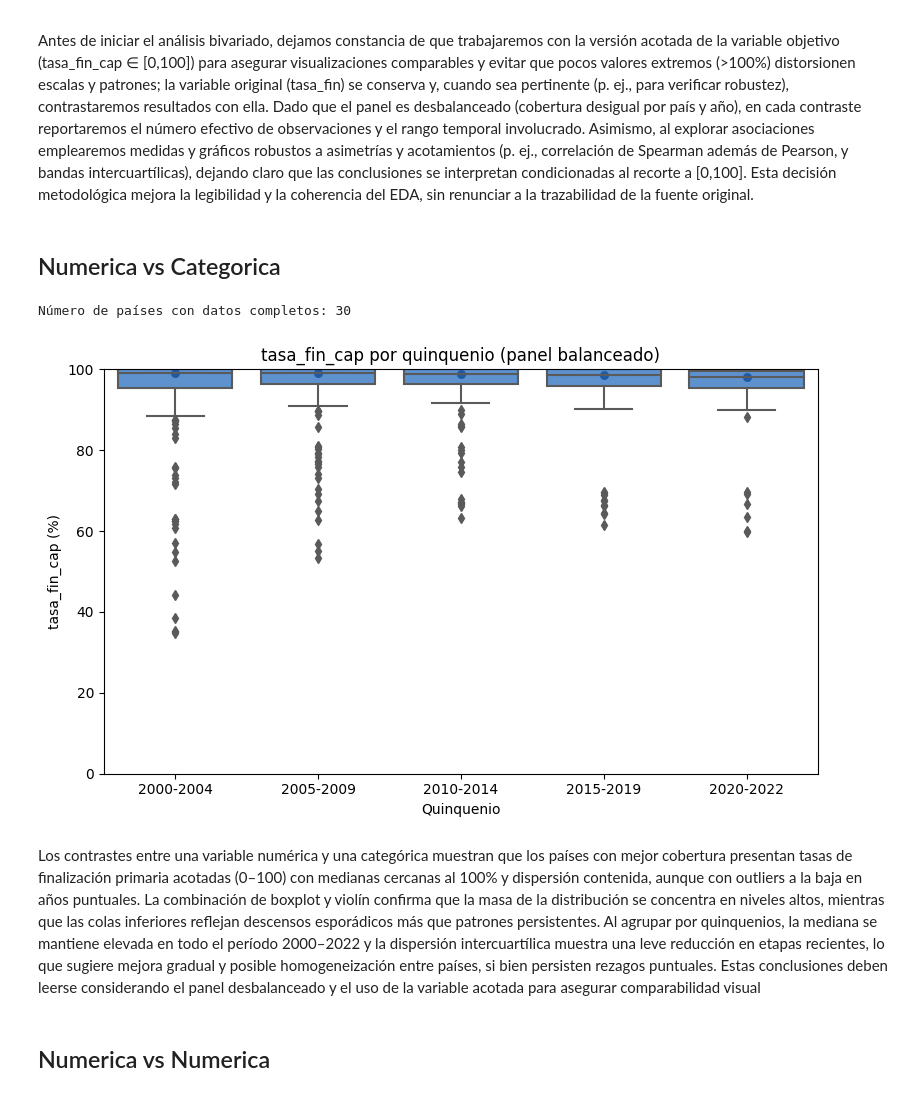
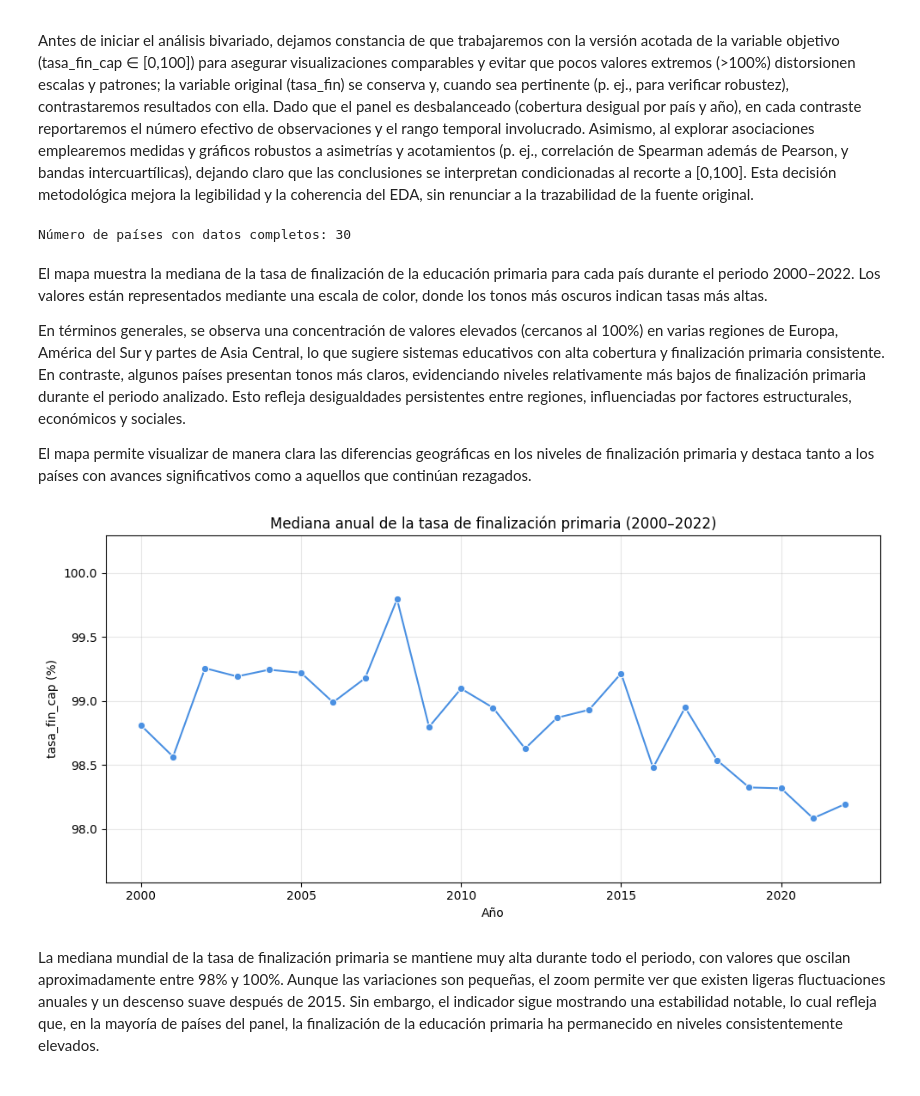
Before and after one commit to samueldavidchamorro/jbook_dataviz_2025, a Jupyter notebook: content/test.ipynb, the cells around one changed output. Saved outputs shown, nothing was run; the diff lists cells and outputs as text; code cells hidden in the pictures.

```diff
--- a/content/test.ipynb
+++ b/content/test.ipynb
@@ -423,8 +431,6 @@ La inspección univariada del conjunto de datos revela tres patrones fundamental
 ## Analisis bivariado
 
 Antes de iniciar el análisis bivariado, dejamos constancia de que trabajaremos con la versión acotada de la variable objetivo (tasa_fin_cap ∈ [0,100]) para asegurar visualizaciones comparables y evitar que pocos valores extremos (>100%) distorsionen escalas y patrones; la variable original (tasa_fin) se conserva y, cuando sea pertinente (p. ej., para verificar robustez), contrastaremos resultados con ella. Dado que el panel es desbalanceado (cobertura desigual por país y año), en cada contraste reportaremos el número efectivo de observaciones y el rango temporal involucrado. Asimismo, al explorar asociaciones emplearemos medidas y gráficos robustos a asimetrías y acotamientos (p. ej., correlación de Spearman además de Pearson, y bandas intercuartílicas), dejando claro que las conclusiones se interpretan condicionadas al recorte a [0,100]. Esta decisión metodológica mejora la legibilidad y la coherencia del EDA, sin renunciar a la trazabilidad de la fuente original.
-# %% [markdown]
-## Numerica vs Categorica
 # %%
 conteo = (
     data[["pais", "anio"]]
@@ -473,56 +472,47 @@ plt.show()
+# %% [markdown]
+
+El mapa muestra la mediana de la tasa de finalización de la educación primaria para cada país durante el periodo 2000–2022. Los valores están representados mediante una escala de color, donde los tonos más oscuros indican tasas más altas.
+
+En términos generales, se observa una concentración de valores elevados (cercanos al 100%) en varias regiones de Europa, América del Sur y partes de Asia Central, lo que sugiere sistemas educativos con alta cobertura y finalización primaria consistente. En contraste, algunos países presentan tonos más claros, evidenciando niveles relativamente más bajos de finalización primaria durante el periodo analizado. Esto refleja desigualdades persistentes entre regiones, influenciadas por factores estructurales, económicos y sociales.
+
+El mapa permite visualizar de manera clara las diferencias geográficas en los niveles de finalización primaria y destaca tanto a los países con avances significativos como a aquellos que continúan rezagados.
 # %%
-df_q = df_top[
-    (df_top["anio"] >= 2000) & (df_top["anio"] <= 2022)
-].copy()
+import matplotlib.pyplot as plt
+import seaborn as sns
+import numpy as np
 
-def quinquenio(anio):
-    if anio <= 2004:
-        return "2000-2004"
-    elif anio <= 2009:
-        return "2005-2009"
-    elif anio <= 2014:
-        return "2010-2014"
-    elif anio <= 2019:
-        return "2015-2019"
-    else:
-        return "2020-2022"
+# Mediana anual
+trend = df_top.groupby("anio")["tasa_fin_cap"].median().reset_index()
 
-df_q["quinquenio"] = df_q["anio"].apply(quinquenio)
+# Rango estrecho automático
+min_y = trend["tasa_fin_cap"].min()
+max_y = trend["tasa_fin_cap"].max()
 
-orden = ["2000-2004", "2005-2009", "2010-2014", "2015-2019", "2020-2022"]
+# margen visual
+padding = 0.5
 
-plt.figure(figsize=(8, 5))
+plt.figure(figsize=(10, 5))
 
-sns.boxplot(
-    data=df_q,
-    x="quinquenio",
+sns.lineplot(
+    data=trend,
+    x="anio",
     y="tasa_fin_cap",
-    order=orden,
+    marker="o",
     color=azul_main
 )
 
-medianas_q = df_q.groupby("quinquenio")["tasa_fin_cap"].median().reindex(orden)
+plt.ylim(min_y - padding, max_y + padding)
 
-plt.scatter(
-    range(len(orden)),
-    medianas_q,
-    color=azul_fuerte,
-    s=30
-)
-
-plt.ylim(0, 100)
-
-plt.title("tasa_fin_cap por quinquenio (panel balanceado)")
-plt.xlabel("Quinquenio")
+plt.title("Mediana anual de la tasa de finalización primaria (2000–2022)")
+plt.xlabel("Año")
 plt.ylabel("tasa_fin_cap (%)")
 
+plt.grid(alpha=0.3)
 plt.tight_layout()
 plt.show()
 # %% [output]
-[figure, old version]
+[figure, new version]
 # %% [markdown]
-Los contrastes entre una variable numérica y una categórica muestran que los países con mejor cobertura presentan tasas de finalización primaria acotadas (0–100) con medianas cercanas al 100% y dispersión contenida, aunque con outliers a la baja en años puntuales. La combinación de boxplot y violín confirma que la masa de la distribución se concentra en niveles altos, mientras que las colas inferiores reflejan descensos esporádicos más que patrones persistentes. Al agrupar por quinquenios, la mediana se mantiene elevada en todo el período 2000–2022 y la dispersión intercuartílica muestra una leve reducción en etapas recientes, lo que sugiere mejora gradual y posible homogeneización entre países, si bien persisten rezagos puntuales. Estas conclusiones deben leerse considerando el panel desbalanceado y el uso de la variable acotada para asegurar comparabilidad visual
+La mediana mundial de la tasa de finalización primaria se mantiene muy alta durante todo el periodo, con valores que oscilan aproximadamente entre 98% y 100%. Aunque las variaciones son pequeñas, el zoom permite ver que existen ligeras fluctuaciones anuales y un descenso suave después de 2015. Sin embargo, el indicador sigue mostrando una estabilidad notable, lo cual refleja que, en la mayoría de países del panel, la finalización de la educación primaria ha permanecido en niveles consistentemente elevados.
-# %% [markdown]
-## Numerica vs Numerica
 # %%
 %pip install statsmodels
```
Also changed, not shown: parts of 8 cells of this notebook.
